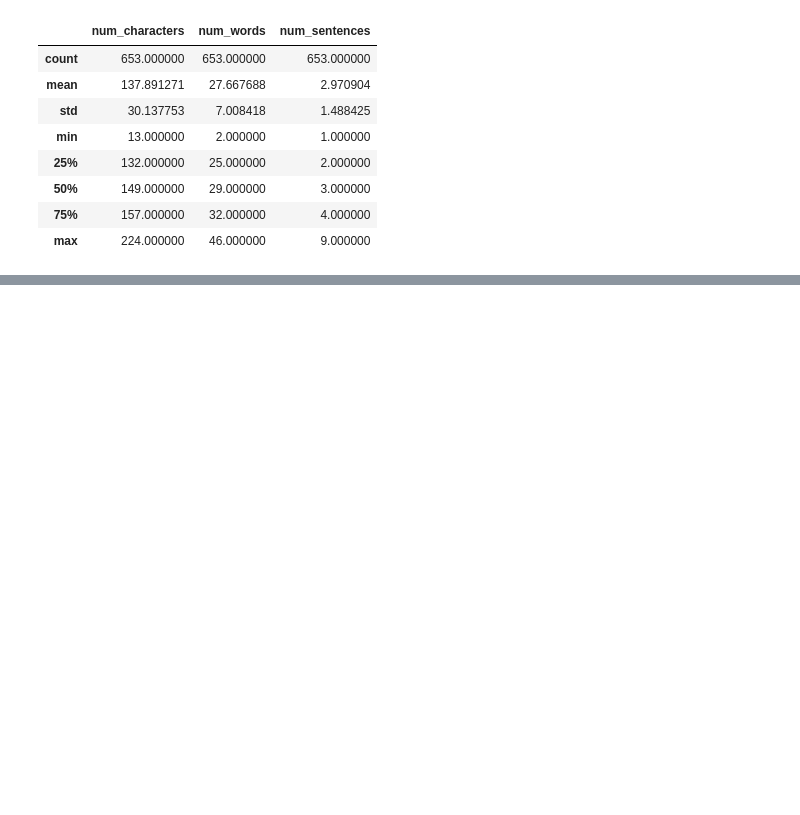
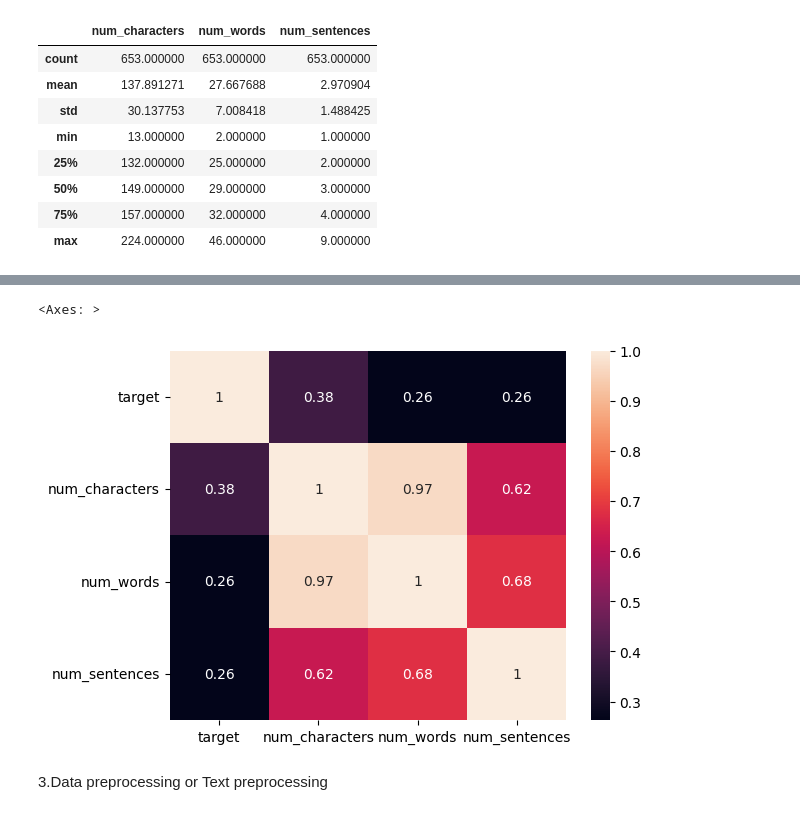
Before and after one commit to Kazi-Sadman/sms_spam_classifier, a Jupyter notebook: sms_spam_ditection.ipynb, the cells around one changed output, grey strips where cells are left out. Saved outputs shown, nothing was run; the diff lists cells and outputs as text; code cells hidden in the pictures; blank space fills up the shorter version.

```diff
--- a/sms_spam_ditection.ipynb
+++ b/sms_spam_ditection.ipynb
@@ -306,0 +327,23 @@ Note: you may need to restart the kernel to use updated packages.
+# %%
+#heatmap is used to see the correlation between the numerical columns in the dataset
+# corelation between target and num_characters is 0.38 which means there is a strong positive correlation between target and num_characters columns
+
+#target vs num_characters (0.38): এখানে সম্পর্ক সবচেয়ে বেশি (০.৩৮)। এর মানে হলো, একটি মেসেজে কতগুলো অক্ষর আছে, তা দেখে স্প্যাম চেনার সম্ভাবনা সবচেয়ে বেশি।
+
+#target vs num_words (0.26): এটিও গুরুত্বপূর্ণ, তবে ক্যারেক্টারের তুলনায় কিছুটা কম।
+
+#target vs num_sentences (0.26): এটিও একই রকম প্রভাব ফেলে।
+#এই চার্ট থেকে আমরা ৩টি সিদ্ধান্ত নিতে পারি:
+#স্প্যাম মেসেজ সাধারণত বড় হয়: যেহেতু target এর সাথে num_characters এর একটি পজিটিভ সম্পর্ক আছে, তাই আমরা বলতে পারি মেসেজ যত বড় হবে, সেটি স্প্যাম হওয়ার সম্ভাবনা তত বাড়বে।
+
+#কলাম বাছাই (Feature Selection): আপনার মডেল ট্রেইন করার সময় আপনি যদি শুধু একটি কলাম নিতে চান, তবে num_characters নেওয়া সবচেয়ে বুদ্ধিমানের কাজ হবে, কারণ এর কো-রিলেশন সবচেয়ে বেশি।
+
+#অতিরিক্ত ডাটা: যেহেতু ক্যারেক্টার, শব্দ এবং বাক্য—এই তিনটিই একে অপরের সাথে খুব গভীরভাবে যুক্ত (০.৯৭), তাই তিনটিকে একসাথে মডেলে ব্যবহার করলে Multicollinearity সমস্যা হতে পারে। প্রোফেশনালরা সাধারণত এখান থেকে শুধু সেরা একটিকে বেছে নেন।
+
+#so we choose num_characters column for our model building because it has the highest correlation with the target column
+sns.heatmap(df.corr(numeric_only=True), annot=True)
+# %% [output]
+<Axes: >
+[figure, added]
+# %% [markdown]
+3.Data preprocessing or Text preprocessing
```
Also changed, not shown: parts of 19 cells of this notebook.
